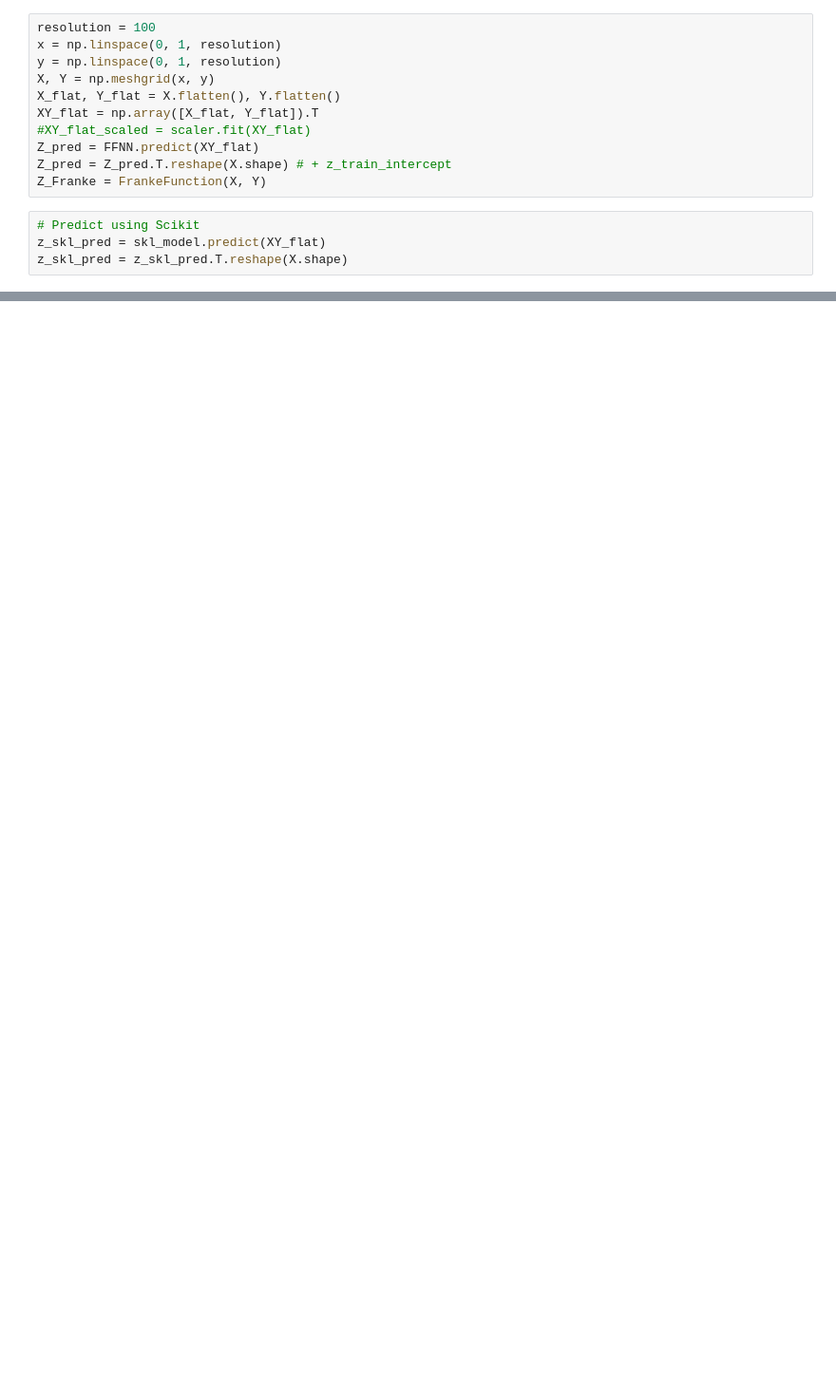
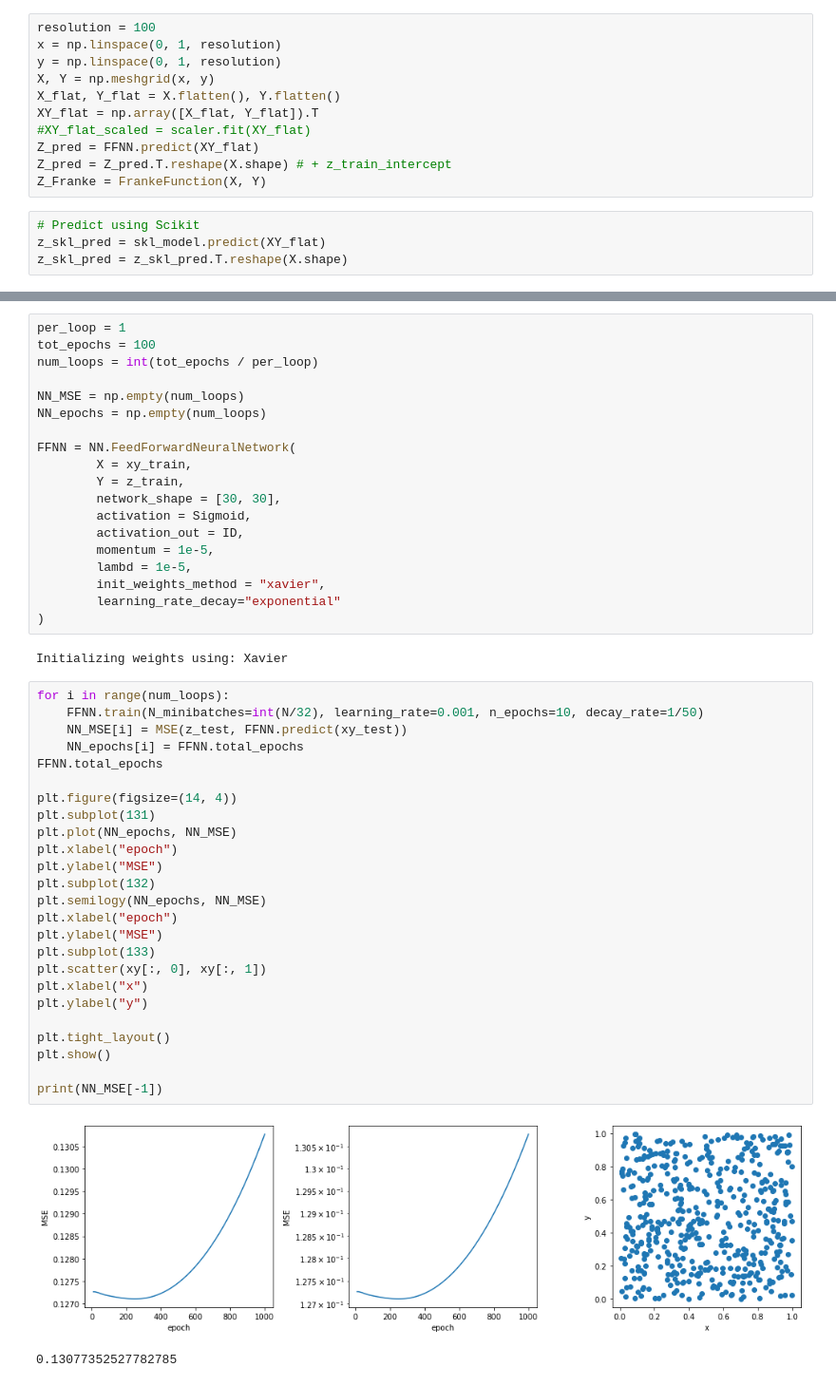
Before and after one commit to nicholaskarlsen/FYS-STK4155, a Jupyter notebook: project_2/notebooks/NN_playground.ipynb, the cells around one changed output, grey strips where cells are left out. Shown at 95% size. Saved outputs shown, nothing was run; the diff lists cells and outputs as text; blank space fills up the shorter version.

```diff
--- a/project_2/notebooks/NN_playground.ipynb
+++ b/project_2/notebooks/NN_playground.ipynb
@@ -277,0 +172,49 @@ print(skl_model.n_iter_)
+# %%
+per_loop = 1
+tot_epochs = 100
+num_loops = int(tot_epochs / per_loop)
+
+NN_MSE = np.empty(num_loops)
+NN_epochs = np.empty(num_loops)
+
+FFNN = NN.FeedForwardNeuralNetwork(
+        X = xy_train,
+        Y = z_train,
+        network_shape = [30, 30],
+        activation = Sigmoid,
+        activation_out = ID,
+        momentum = 1e-5,
+        lambd = 1e-5,
+        init_weights_method = "xavier",
+        learning_rate_decay="exponential"
+)
+# %% [output]
+Initializing weights using: Xavier
+# %%
+for i in range(num_loops):
+    FFNN.train(N_minibatches=int(N/32), learning_rate=0.001, n_epochs=10, decay_rate=1/50)
+    NN_MSE[i] = MSE(z_test, FFNN.predict(xy_test))
+    NN_epochs[i] = FFNN.total_epochs
+FFNN.total_epochs
+
+plt.figure(figsize=(14, 4))
+plt.subplot(131)
+plt.plot(NN_epochs, NN_MSE)
+plt.xlabel("epoch")
+plt.ylabel("MSE")
+plt.subplot(132)
+plt.semilogy(NN_epochs, NN_MSE)
+plt.xlabel("epoch")
+plt.ylabel("MSE")
+plt.subplot(133)
+plt.scatter(xy[:, 0], xy[:, 1])
+plt.xlabel("x")
+plt.ylabel("y")
+
+plt.tight_layout()
+plt.show()
+
+print(NN_MSE[-1])
+# %% [output]
+[figure, added]
+0.13077352527782785
```
Also changed, not shown: parts of 14 cells of this notebook, 12 other files.
